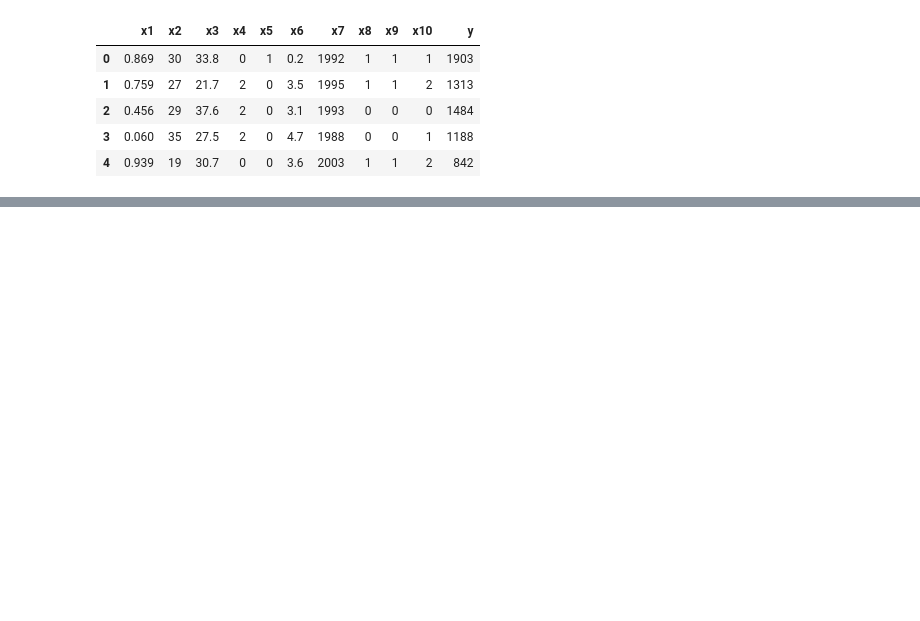
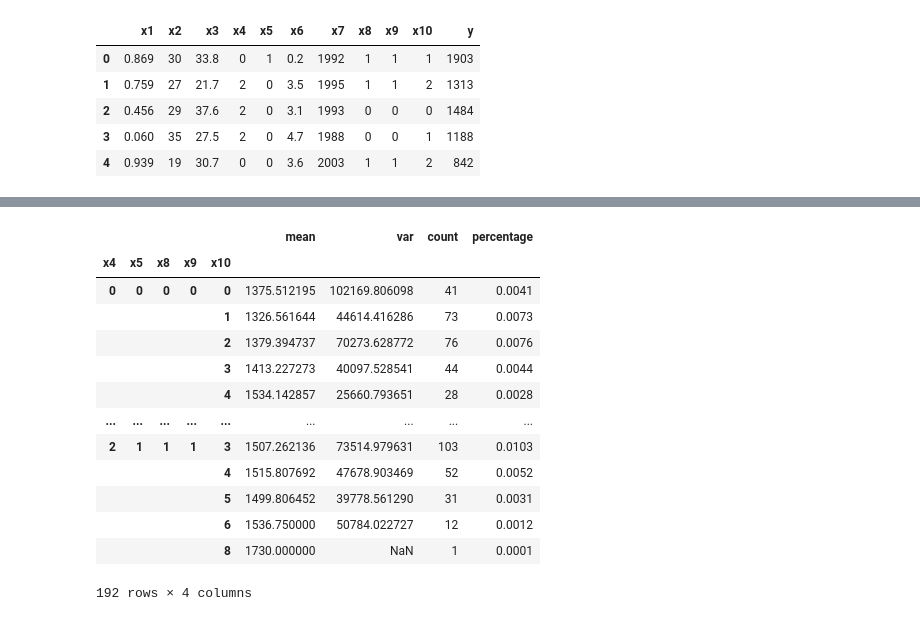
Before and after one commit to ib-rain/kc, a Jupyter notebook: simulator_ab/08_Solution.ipynb, the cells around one changed output, grey strips where cells are left out. Saved outputs shown, nothing was run; the diff lists cells and outputs as text; code cells hidden in the pictures; blank space fills up the shorter version.

```diff
--- a/simulator_ab/08_Solution.ipynb
+++ b/simulator_ab/08_Solution.ipynb
@@ -90,0 +65,7 @@ df['strat'] = get_strats(df_features)
+# %%
+s_nuniq = df.nunique()
+
+categories = s_nuniq[s_nuniq < 10]
+categories_list = categories.index.to_list()
+
+categories
@@ -90,0 +179,5 @@ df['strat'] = get_strats(df_features)
+# %%
+stratas = categories_list
+# stratas = ['x8', 'x9', 'x10']
+
+stratas, calc_strat_params(df, stratas)
@@ -90,0 +202,26 @@ df['strat'] = get_strats(df_features)
+# %%
+df_agg = (
+    df
+    .groupby(stratas)
+    ['y'].agg(['mean', 'var', 'count'])
+    # .reset_index()
+)
+
+df_agg['percentage'] = df_agg['count'] / df_agg['count'].sum()
+
+df_agg
+# %% [output]
+|  |  |  |  |  | mean | var | count | percentage |
+| x4 | x5 | x8 | x9 | x10 |  |  |  |  |
+| 0 | 0 | 0 | 0 | 0 | 1375.512195 | 102169.806098 | 41 | 0.0041 |
+|  |  |  |  | 1 | 1326.561644 | 44614.416286 | 73 | 0.0073 |
+|  |  |  |  | 2 | 1379.394737 | 70273.628772 | 76 | 0.0076 |
+|  |  |  |  | 3 | 1413.227273 | 40097.528541 | 44 | 0.0044 |
+|  |  |  |  | 4 | 1534.142857 | 25660.793651 | 28 | 0.0028 |
+| ... | ... | ... | ... | ... | ... | ... | ... | ... |
+| 2 | 1 | 1 | 1 | 3 | 1507.262136 | 73514.979631 | 103 | 0.0103 |
+|  |  |  |  | 4 | 1515.807692 | 47678.903469 | 52 | 0.0052 |
+|  |  |  |  | 5 | 1499.806452 | 39778.561290 | 31 | 0.0031 |
+|  |  |  |  | 6 | 1536.750000 | 50784.022727 | 12 | 0.0012 |
+|  |  |  |  | 8 | 1730.000000 | NaN | 1 | 0.0001 |
+192 rows × 4 columns
```
Also changed, not shown: parts of 37 cells of this notebook, 1 other file.
